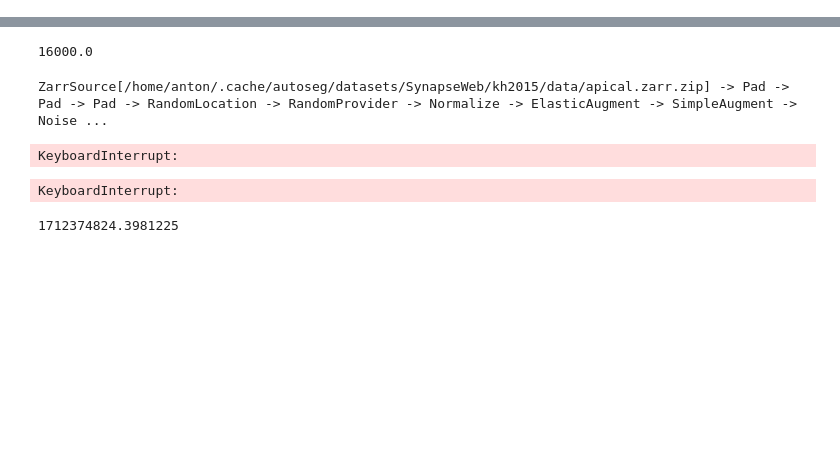
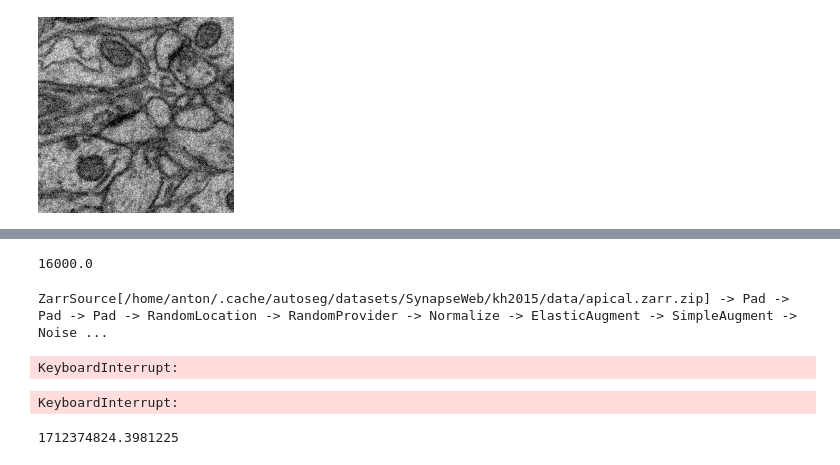
Before and after one commit to anforsm/autoseg, a Jupyter notebook: src/autoseg/dataloader.ipynb, the cells around one changed output, grey strips where cells are left out. Cells and saved outputs as stored; diff of their text form; code cells hidden in the pictures; blank space fills up the shorter version.

```diff
--- a/src/autoseg/dataloader.ipynb
+++ b/src/autoseg/dataloader.ipynb
@@ -26,0 +58,4 @@ def dataloader_from_config(dataset, config):
+# %%
+get_image_for_scale("s2")
+# %% [output]
+[figure, added]
```
Also changed, not shown: parts of 13 cells of this notebook, 23 other files.
